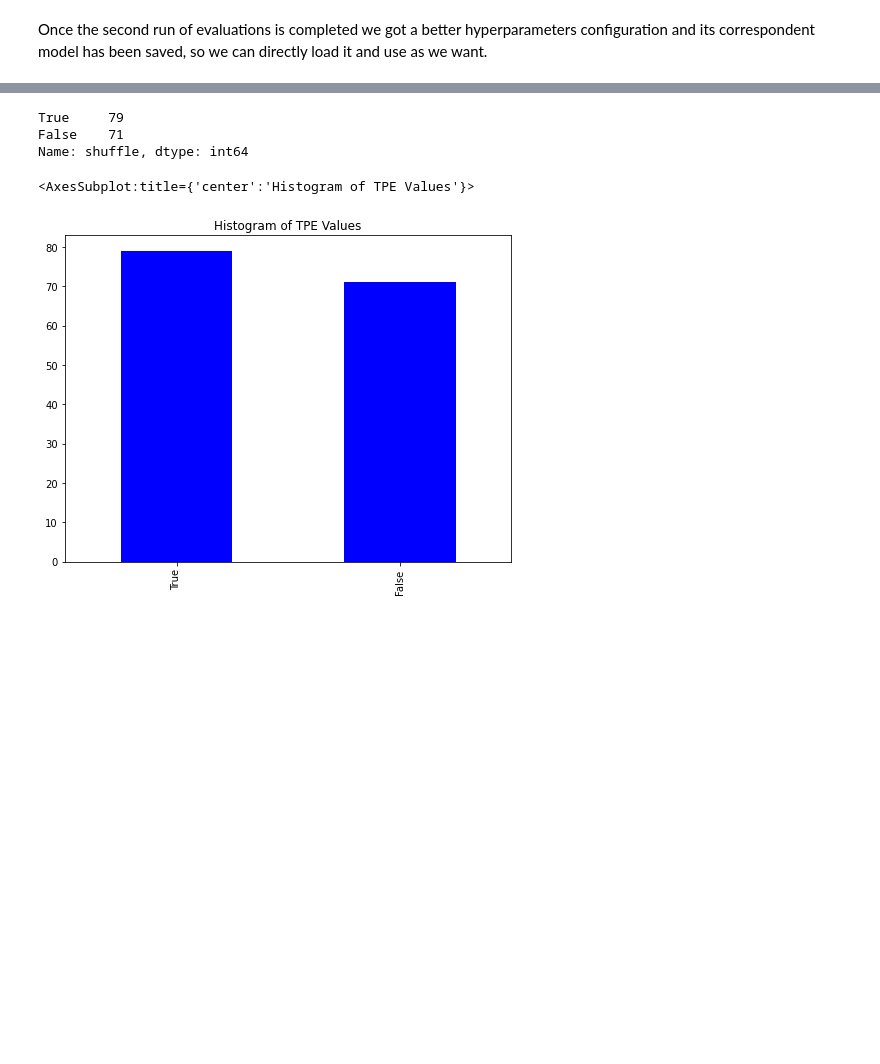
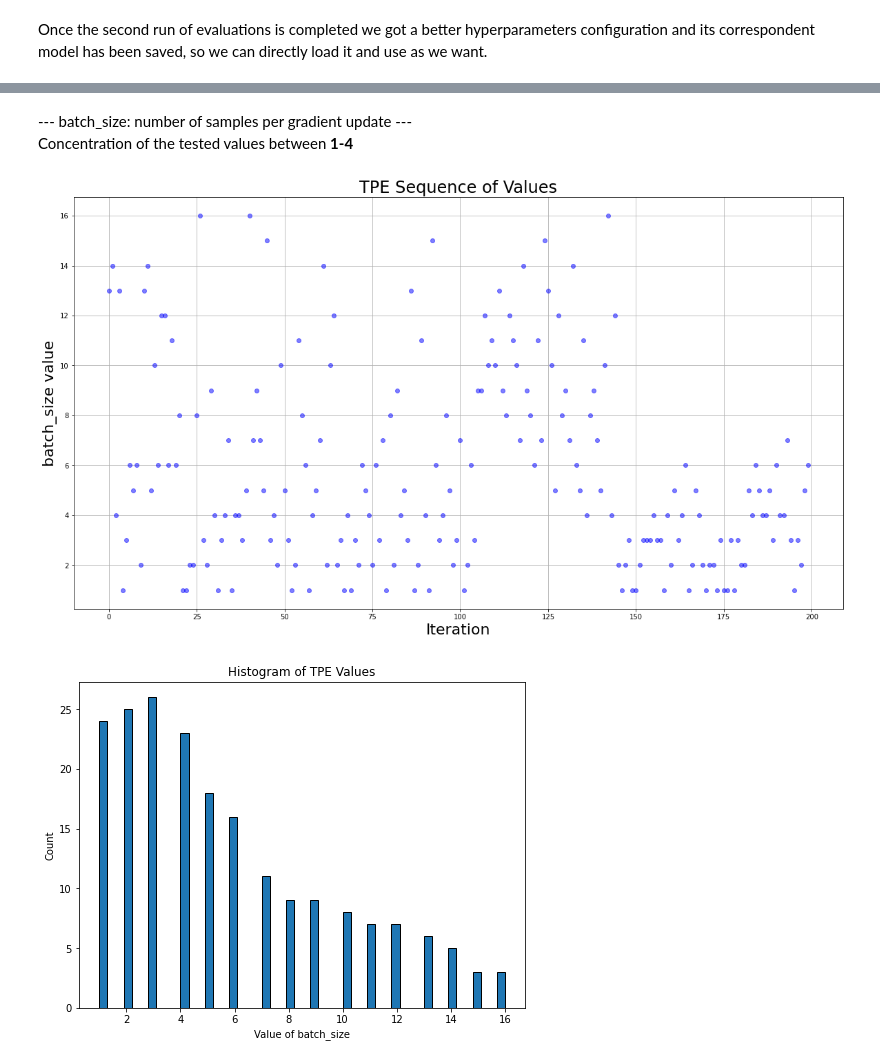
Before and after one commit to VforV93/IoTwins_Bayesian_Optimization, a Jupyter notebook: Bayesian Optimization Service - Example 3 - Machine Learning Model Example.ipynb, the cells around one changed output, grey strips where cells are left out. Cells and saved outputs as stored; diff of their text form; code cells hidden in the pictures; blank space fills up the shorter version.

Commit message:
updated the bayesianOptimization services and the semisup_bo_example

```diff
--- a/Bayesian Optimization Service - Example 3 - Machine Learning Model Example.ipynb
+++ b/Bayesian Optimization Service - Example 3 - Machine Learning Model Example.ipynb
@@ -311,11 +316,12 @@ Once the second run of evaluations is completed we got a better hyperparameters
 # %%
 import os
-t_fname = 'servises/bayesian_optimization/out/trials_150_default_0.0.p'
+t_fname = 'servises/bayesian_optimization/out/trials_200_default_0.0.p'
 trial_filename, _ = os.path.splitext(t_fname)
 print(trial_filename)
 
 tpe_trials = _load_trials(trial_filename)
 #print(tpe_trials.results)
+'''
 tpe_results = pd.DataFrame({'loss': [x['loss'] for x in tpe_trials.results],
                             'iteration': [x['iteration'] for x in tpe_trials.results],
                             'n': [x['params']['n'] for x in tpe_trials.results],
@@ -335,17 +341,7 @@ tpe_results = pd.DataFrame({'loss': [x['loss'] for x in tpe_trials.results],
                             'drop_factor': [x['params']['model_params']['drop_factor'] for x in tpe_trials.results],
                             'shuffle': [x['params']['shuffle'] for x in tpe_trials.results]
                            })
-'''
-'''
-# Dataframe of results from optimization
-tpe_results = pd.DataFrame({'loss': [x['loss'] for x in tpe_trials.results],
-                            'iteration': tpe_trials.idxs_vals[0]['x'],
-                            'x': tpe_trials.idxs_vals[1]['x'],
-                            'y': tpe_trials.idxs_vals[1]['y']})
 
-tpe_results['rolling_average_x'] = tpe_results['x'].rolling(50).mean().fillna(method = 'bfill')
-tpe_results['rolling_average_loss'] = tpe_results['loss'].rolling(50).mean().fillna(method = 'bfill')
-'''
 
-tpe_results  # .loc[tpe_results['loss'] <= 0.2]
+tpe_results
 # %% [output]
@@ -414,24 +416,19 @@ Name: shuffle, Length: 150, dtype: bool
+# %% [markdown]
+--- batch_size: number of samples per gradient update ---<br>
+Concentration of the tested values between <b>1-4</b>
 # %%
-# --- nodes: Number of nodes in each hidden layer ---
-'''
+# --- batch_size: number of samples per gradient update ---
 # Print the TPE Sequence of Values
 plt.figure(figsize = (20, 11))
-plt.plot(tpe_results['iteration'], tpe_results['shuffle'],  'bo', alpha = 0.5);
-plt.xlabel('Iteration', size = 22); plt.ylabel('shuffle value', size = 22); plt.title('TPE Sequence of Values', size = 24);
+plt.plot(tpe_results['iteration'], tpe_results['batch_size'],  'bo', alpha = 0.5);
+plt.xlabel('Iteration', size = 22); plt.ylabel('batch_size value', size = 22); plt.title('TPE Sequence of Values', size = 24);
 #plt.hlines(1, 0, 5000, linestyles = '--', colors = 'r');
 plt.grid();
-'''
 
 # Print the Histogram of TPE Values
-#plt.figure(figsize = (8, 6))
-# Bar plots of boosting type
-print(tpe_results['shuffle'].value_counts())
-tpe_results['shuffle'].value_counts().plot.bar(figsize = (8, 6), color = 'blue', title = 'Histogram of TPE Values')
-#plt.hist(tpe_results['shuffle'], bins = 2, edgecolor = 'k');
-#plt.title('Histogram of TPE Values'); plt.xlabel('Value of shuffle'); plt.ylabel('Count');
+plt.figure(figsize = (8, 6))
+plt.hist(tpe_results['batch_size'], bins = 50, edgecolor = 'k');
+plt.title('Histogram of TPE Values'); plt.xlabel('Value of batch_size'); plt.ylabel('Count');
 # %% [output]
-True     79
-False    71
-Name: shuffle, dtype: int64
-<AxesSubplot:title={'center':'Histogram of TPE Values'}>
-[figure, old version]
+[figure, new version]
+[figure, added]
```
Also changed, not shown: parts of 18 cells of this notebook, 19 other files.
